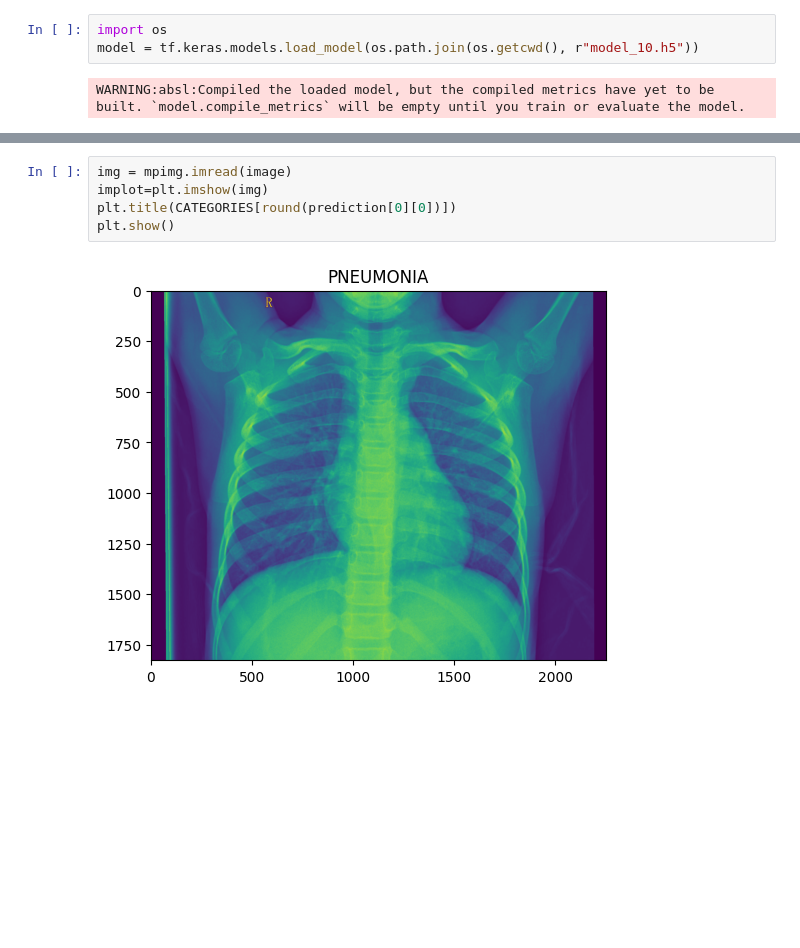
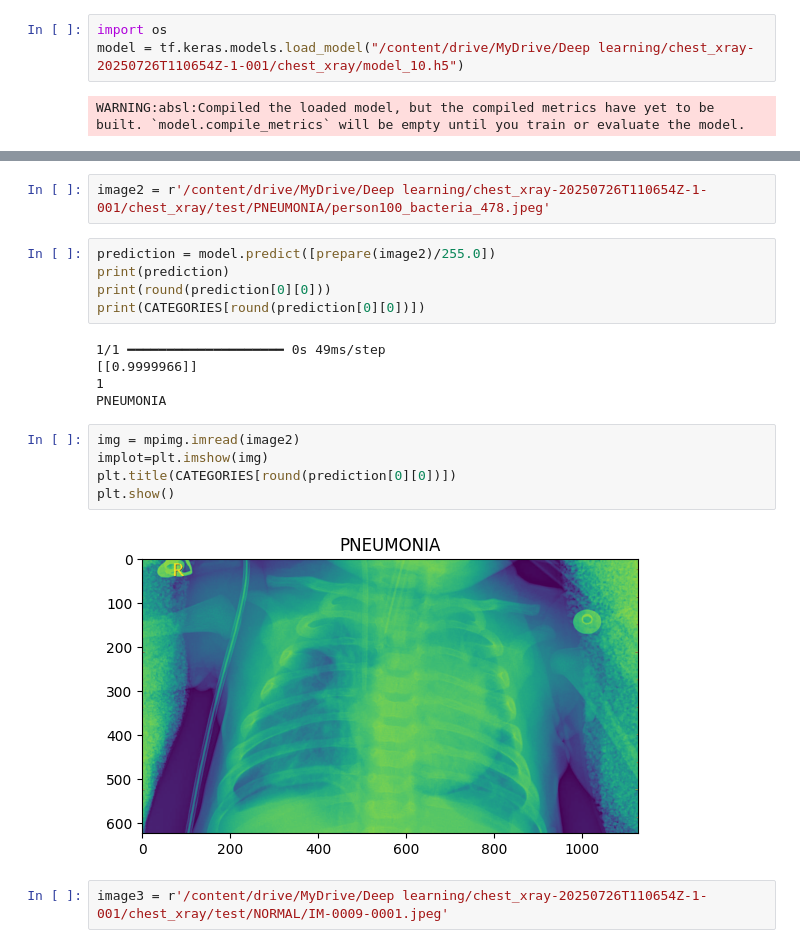
Before and after one commit to suyash01-ggv/xray_image_classification, a Jupyter notebook: xray_image_classification.ipynb, the cells around one changed output, grey strips where cells are left out. Saved outputs shown, nothing was run; the diff lists cells and outputs as text; blank space fills up the shorter version.

```diff
--- a/xray_image_classification.ipynb
+++ b/xray_image_classification.ipynb
@@ -359,7 +363,7 @@ def prepare(image):
   return new_array.reshape(-1, img_size, img_size, 1)
 # %%
 import os
-model = tf.keras.models.load_model(os.path.join(os.getcwd(), r"model_10.h5"))
+model = tf.keras.models.load_model("/content/drive/MyDrive/Deep learning/chest_xray-20250726T110654Z-1-001/chest_xray/model_10.h5")
 # %% [output]
 WARNING:absl:Compiled the loaded model, but the compiled metrics have yet to be built. `model.compile_metrics` will be empty until you train or evaluate the model.
 # %%
@@ -378,9 +382,23 @@ Expected: input_layer_1
 Received: inputs=('Tensor(shape=(1, 100, 100, 1))',)
   warnings.warn(msg)
+# %%
+image2 = r'/content/drive/MyDrive/Deep learning/chest_xray-20250726T110654Z-1-001/chest_xray/test/PNEUMONIA/person100_bacteria_478.jpeg'
+# %%
+prediction = model.predict([prepare(image2)/255.0])
+print(prediction)
+print(round(prediction[0][0]))
+print(CATEGORIES[round(prediction[0][0])])
+# %% [output]
+1/1 ━━━━━━━━━━━━━━━━━━━━ 0s 49ms/step
+[[0.9999966]]
+1
+PNEUMONIA
 # %%
-img = mpimg.imread(image)
+img = mpimg.imread(image2)
 implot=plt.imshow(img)
 plt.title(CATEGORIES[round(prediction[0][0])])
 plt.show()
 # %% [output]
-[figure, old version]
+[figure, new version]
+# %%
+image3 = r'/content/drive/MyDrive/Deep learning/chest_xray-20250726T110654Z-1-001/chest_xray/test/NORMAL/IM-0009-0001.jpeg'
```
Also changed, not shown: parts of 22 cells of this notebook.
